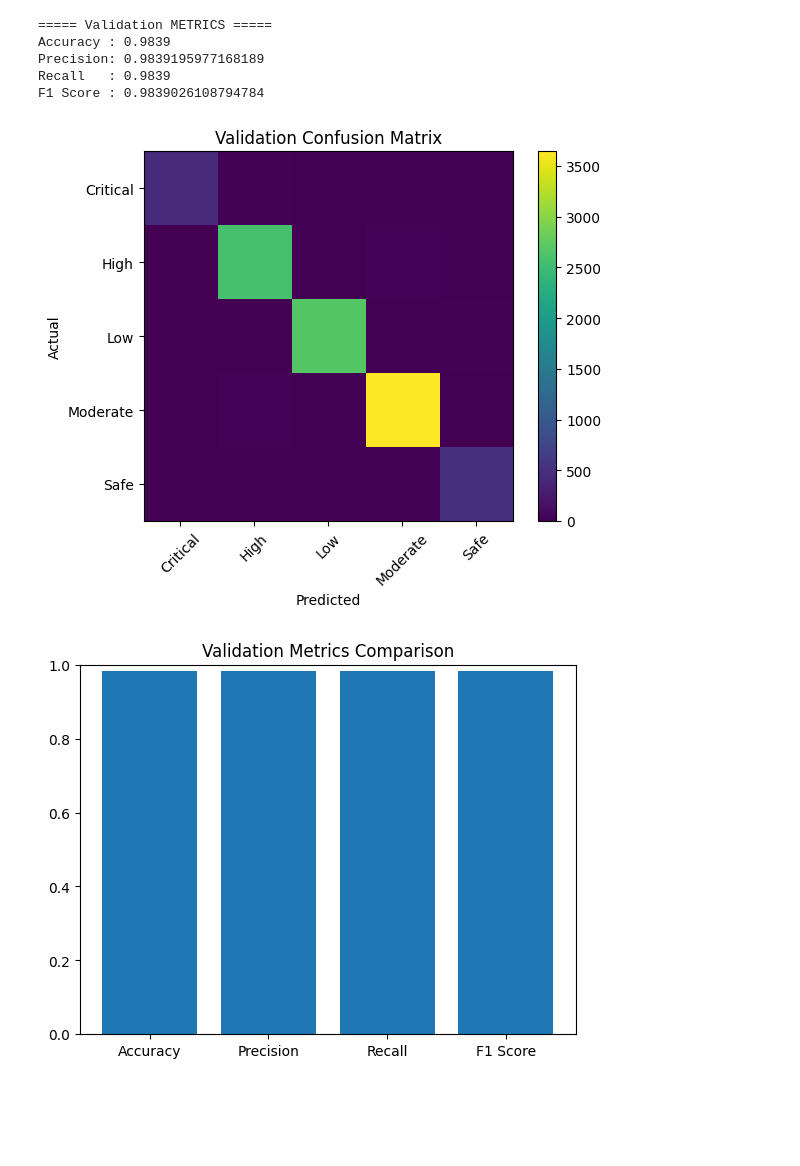
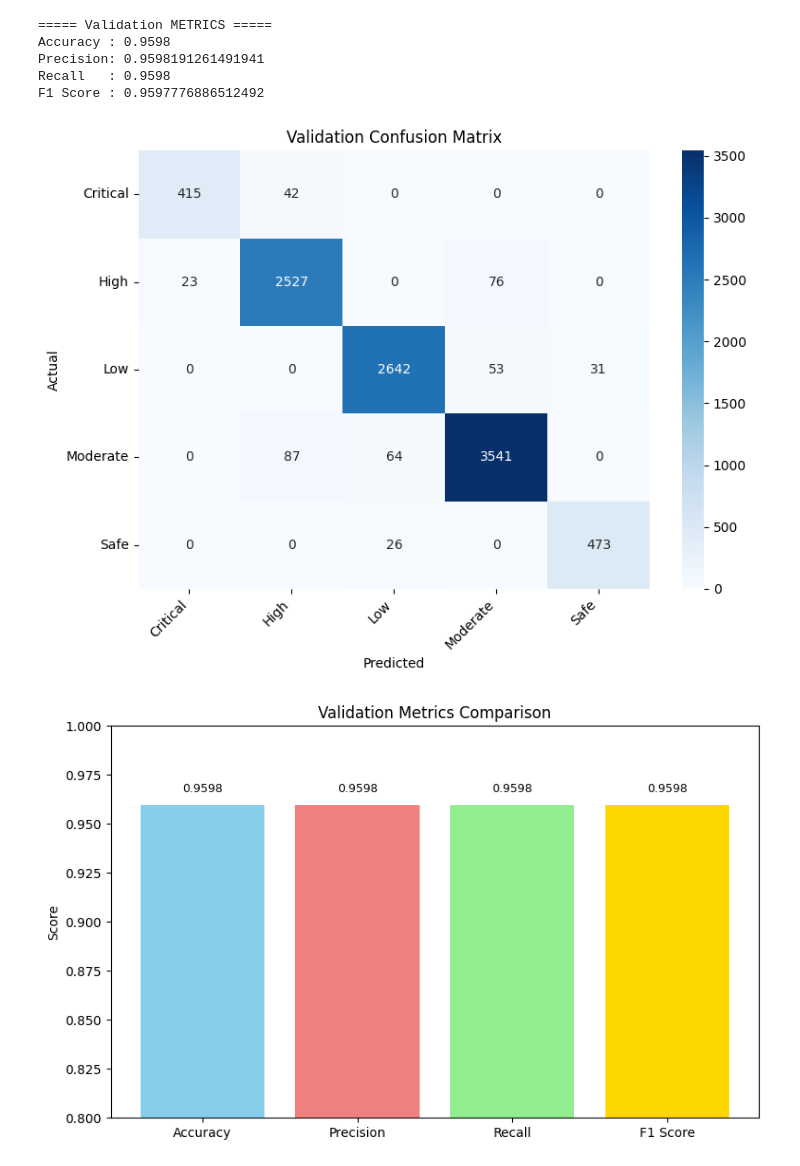
Before and after one commit to Velan6623/Agricultural_Runoff_Toxcity_Prediction, a Jupyter notebook: Agricultural_Runoff_Toxcity_level.ipynb, the cells around one changed output. Saved outputs shown, nothing was run; the diff lists cells and outputs as text; code cells hidden in the pictures; blank space fills up the shorter version.

```diff
--- a/Agricultural_Runoff_Toxcity_level.ipynb
+++ b/Agricultural_Runoff_Toxcity_level.ipynb
@@ -282,13 +296,9 @@ F1 Score : 0.9788148832355055
 [figure]
 # %%
-# ==========================================================
-# Agrochemical Runoff Toxicity Prediction
-# Model : Random Forest (With Realistic Noise)
-# ==========================================================
-
 import pandas as pd
 import numpy as np
 import matplotlib.pyplot as plt
+import seaborn as sns # Added seaborn import
 
 from sklearn.preprocessing import LabelEncoder, StandardScaler
 from sklearn.model_selection import train_test_split
@@ -309,7 +319,15 @@ from sklearn.ensemble import RandomForestClassifier
 # 1. LOAD DATA
 # ==========================================================
 
-data = pd.read_csv("agro_runoff_100000_samples.csv")
+try:
+    data = pd.read_csv("agro_runoff_100000_samples.csv")
+except FileNotFoundError:
+    print("File not found. Please upload 'agro_runoff_100000_samples.csv' dataset.")
+    from google.colab import files
+    uploaded = files.upload()
+    for fn in uploaded.keys():
+        print(f'User uploaded file "{fn}"')
+    data = pd.read_csv("agro_runoff_100000_samples.csv")
 
 if "Node_ID" in data.columns:
     data = data.drop(columns=["Node_ID"])
@@ -323,7 +341,7 @@ y = data["Risk_Class"]
 
 np.random.seed(42)
 
-noise_factor = 0.02
+noise_factor = 0.05 # Increased noise_factor to 0.05
 
 noise = np.random.normal(
     loc=0,
@@ -339,6 +357,16 @@ X = X + noise
 
 encoder = LabelEncoder()
 y_encoded = encoder.fit_transform(y)
+
+# Filter out classes with only one sample to avoid ValueError in stratified split
+class_counts = pd.Series(y_encoded).value_counts()
+single_sample_classes = class_counts[class_counts < 2].index
+
+if not single_sample_classes.empty:
+    indices_to_remove = pd.Series(y_encoded)[pd.Series(y_encoded).isin(single_sample_classes)].index
+    X = X.drop(indices_to_remove)
+    y_encoded = np.delete(y_encoded, indices_to_remove)
+    print(f"Removed {len(indices_to_remove)} samples belonging to classes with only one member for stratified split.")
 
 # ==========================================================
 # 4. NORMALIZATION
@@ -465,34 +493,34 @@ def evaluate_model(X,y_true,title):
     # Confusion Matrix
     cm=confusion_matrix(y_true,y_pred)
 
-    plt.figure()
-    plt.imshow(cm)
+    plt.figure(figsize=(8, 6)) # Adjust figure size for better readability
+    sns.heatmap(cm, annot=True, fmt='d', cmap='Blues',
+                xticklabels=encoder.classes_, yticklabels=encoder.classes_)
     plt.title(f"{title} Confusion Matrix")
-    plt.colorbar()
     plt.xlabel("Predicted")
     plt.ylabel("Actual")
-
-    plt.xticks(
-        range(len(encoder.classes_)),
-        encoder.classes_,
-        rotation=45
-    )
-
-    plt.yticks(
-        range(len(encoder.classes_)),
-        encoder.classes_
-    )
-
+    plt.xticks(rotation=45, ha='right')
+    plt.yticks(rotation=0)
+    plt.tight_layout()
     plt.show()
 
     # Metrics Bar Chart
-    metrics=[acc,prec,rec,f1]
-    names=["Accuracy","Precision","Recall","F1 Score"]
+    metrics_values=[acc,prec,rec,f1]
+    metrics_names=["Accuracy","Precision","Recall","F1 Score"]
+    colors = ['skyblue', 'lightcoral', 'lightgreen', 'gold'] # Different colors for each bar
 
-    plt.figure()
-    plt.bar(names,metrics)
-    plt.ylim(0,1)
+    plt.figure(figsize=(8, 5))
+    bars = plt.bar(metrics_names, metrics_values, color=colors)
+    plt.ylim(0.8,1)
     plt.title(f"{title} Metrics Comparison")
+    plt.ylabel("Score")
+
+    # Add point labels above each bar
+    for bar in bars:
+        yval = bar.get_height()
+        plt.text(bar.get_x() + bar.get_width()/2, yval + 0.005, round(yval, 4), ha='center', va='bottom', fontsize=9)
+
+    plt.tight_layout()
     plt.show()
 
     return y_true,y_prob
@@ -552,8 +580,8 @@ plt.show()
 ===== Validation METRICS =====
-Accuracy : 0.9839
-Precision: 0.9839195977168189
-Recall   : 0.9839
-F1 Score : 0.9839026108794784
+Accuracy : 0.9598
+Precision: 0.9598191261491941
+Recall   : 0.9598
+F1 Score : 0.9597776886512492
-[figure, old version]
+[figure, new version]
-[figure, old version]
+[figure, new version]
 ===== Testing METRICS =====
```
Also changed, not shown: parts of 22 cells of this notebook.
